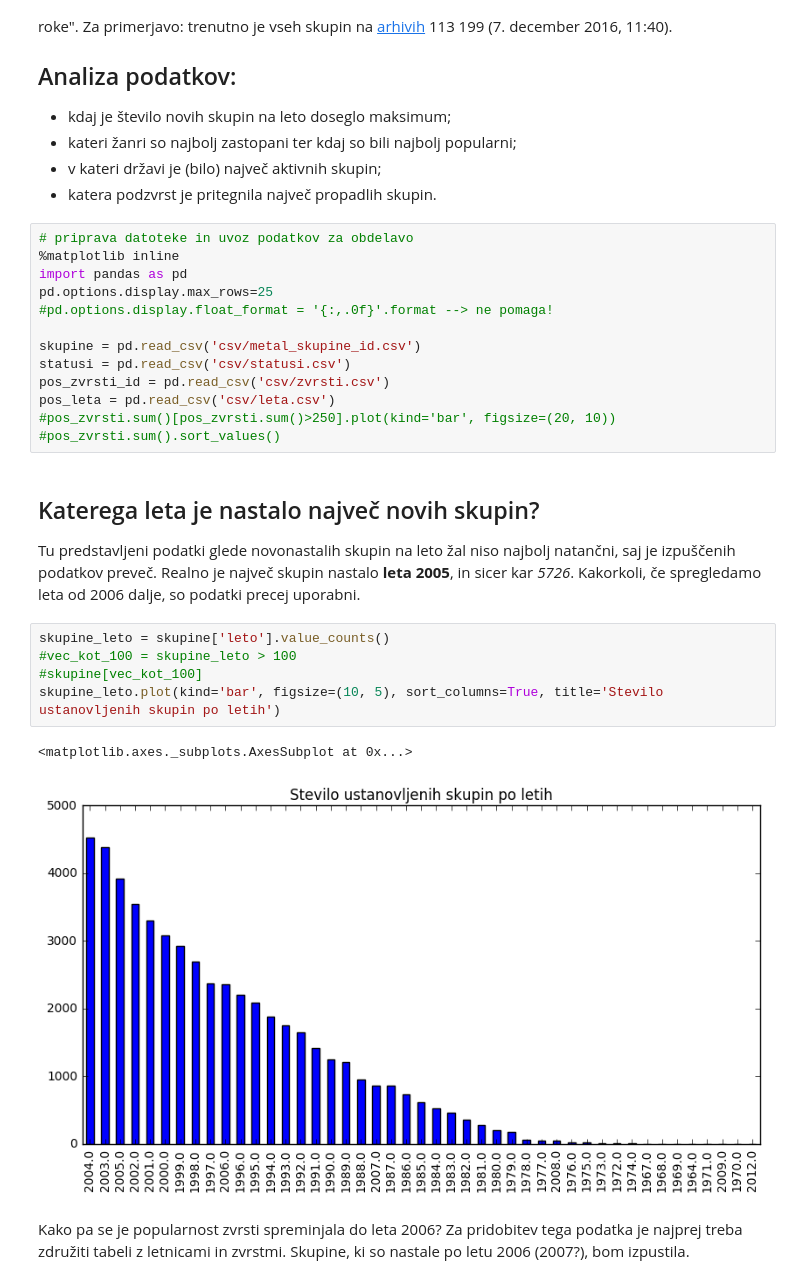
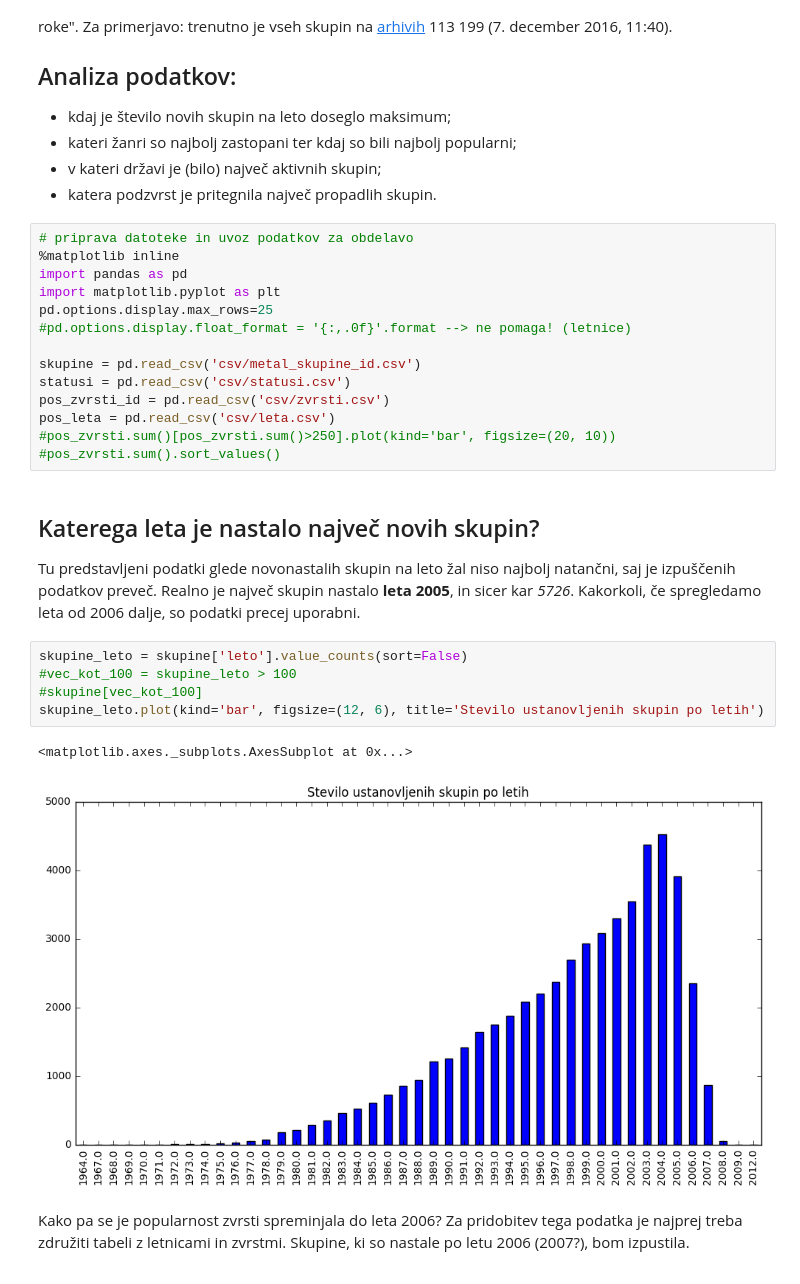
Before and after one commit to h3ll-o-w0rld/Projekt-za-PROG1, a Jupyter notebook: Projekt.ipynb, the cells around one changed output. Saved outputs shown, nothing was run; the diff lists cells and outputs as text.

```diff
--- a/Projekt.ipynb
+++ b/Projekt.ipynb
@@ -20,8 +20,9 @@ Opomba: zaradi prevelike količine strani sem se omejila na 125 278 možnih ID-j
 # priprava datoteke in uvoz podatkov za obdelavo
 %matplotlib inline
 import pandas as pd
+import matplotlib.pyplot as plt
 pd.options.display.max_rows=25
-#pd.options.display.float_format = '{:,.0f}'.format --> ne pomaga!
+#pd.options.display.float_format = '{:,.0f}'.format --> ne pomaga! (letnice)
 
 skupine = pd.read_csv('csv/metal_skupine_id.csv')
 statusi = pd.read_csv('csv/statusi.csv')
@@ -35,13 +36,13 @@ pos_leta = pd.read_csv('csv/leta.csv')
 Tu predstavljeni podatki glede novonastalih skupin na leto žal niso najbolj natančni, saj je izpuščenih podatkov preveč.
 Realno je največ skupin nastalo **leta 2005**, in sicer kar *5726*. Kakorkoli, če spregledamo leta od 2006 dalje, so podatki precej uporabni.
 # %%
-skupine_leto = skupine['leto'].value_counts()
+skupine_leto = skupine['leto'].value_counts(sort=False)
 #vec_kot_100 = skupine_leto > 100
 #skupine[vec_kot_100]
-skupine_leto.plot(kind='bar', figsize=(10, 5), sort_columns=True, title='Stevilo ustanovljenih skupin po letih')
+skupine_leto.plot(kind='bar', figsize=(12, 6), title='Stevilo ustanovljenih skupin po letih')
 # %% [output]
 <matplotlib.axes._subplots.AxesSubplot at 0x...>
-[figure, old version]
+[figure, new version]
 # %% [markdown]
 Kako pa se je popularnost zvrsti spreminjala do leta 2006? Za pridobitev tega podatka je najprej treba združiti tabeli z letnicami in zvrstmi. Skupine, ki so nastale po letu 2006 (2007?), bom izpustila.
 # %%
```
Also changed, not shown: parts of 10 cells of this notebook, 1 other file.
